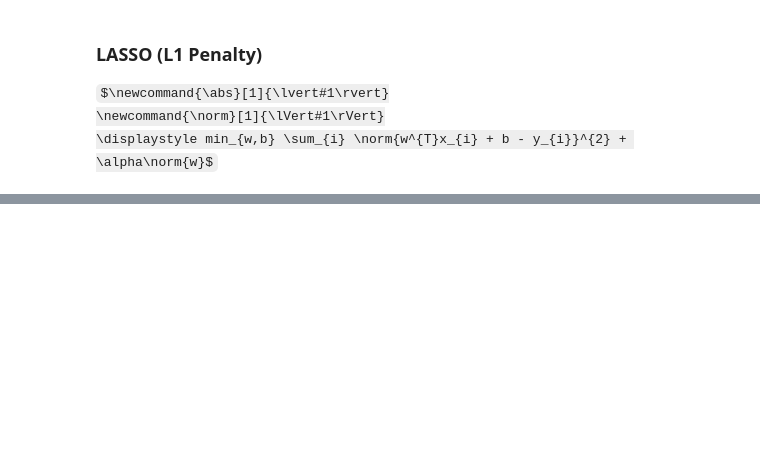
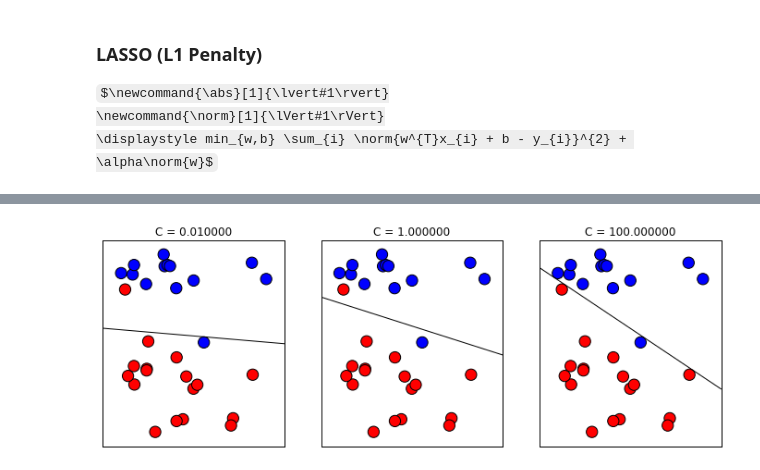
Before and after one commit to MrGreenRubato/notebooks, a Jupyter notebook: SciPy 2016 - Tutorial Part 13 - ML - Linear Models.ipynb, the cells around one changed output, grey strips where cells are left out. Saved outputs shown, nothing was run; the diff lists cells and outputs as text; code cells hidden in the pictures; some formulas as TeX source; blank space fills up the shorter version.

Commit message:
DONE : ML - Linear Models

```diff
--- a/SciPy 2016 - Tutorial Part 13 - ML - Linear Models.ipynb
+++ b/SciPy 2016 - Tutorial Part 13 - ML - Linear Models.ipynb
@@ -189,0 +202,5 @@ training set size :  [ 13  43  73 103 133]
+# %%
+from figures import plot_linear_svc_regularization
+plot_linear_svc_regularization()
+# %% [output]
+[figure, added]
```
Also changed, not shown: parts of 18 cells of this notebook, 1 other file.
